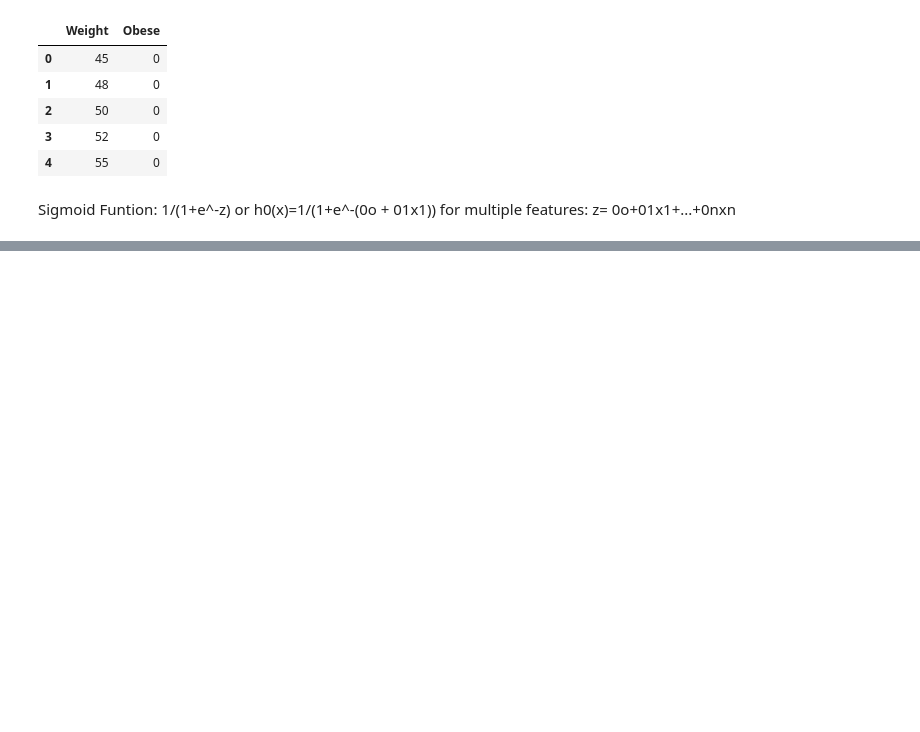
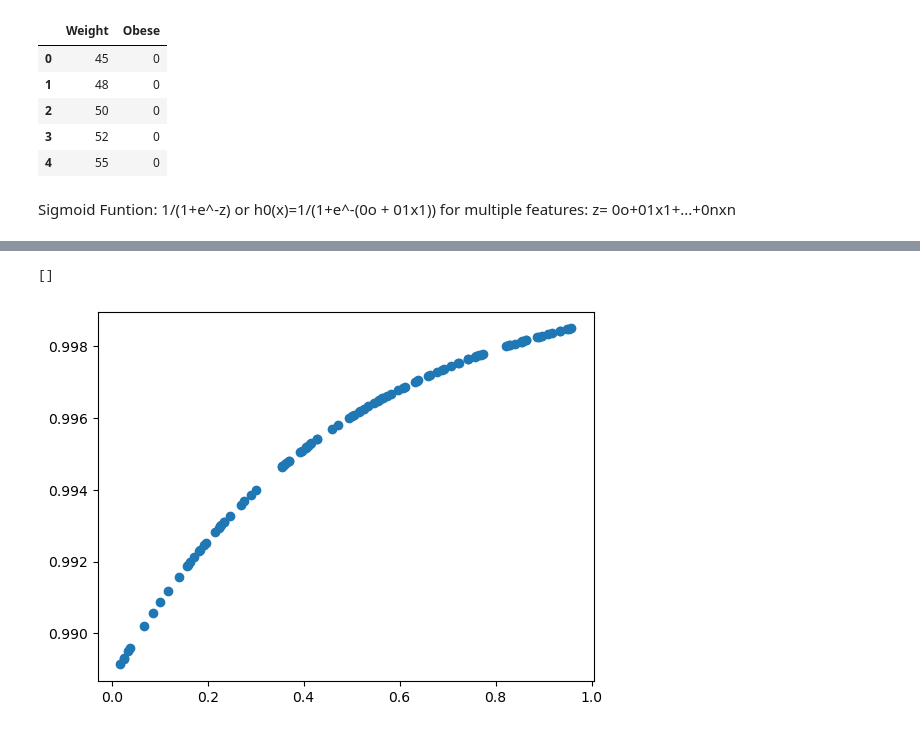
Before and after one commit to DebashishTiwary/MLBasics, a Jupyter notebook: Logistic Regression/implementation.ipynb, the cells around one changed output, grey strips where cells are left out. Cells and saved outputs as stored; diff of their text form; code cells hidden in the pictures; blank space fills up the shorter version.

```diff
--- a/Logistic Regression/implementation.ipynb
+++ b/Logistic Regression/implementation.ipynb
@@ -58,0 +77,12 @@ def gradientdes(X,Y):
+# %%
+def gradientdes1(X,Y):
+    theta=np.random.randn(2,1)
+    learning_rate=0.1
+    iterations=150
+    for interation in range(iterations):
+        y_pred= np.dot(X,theta)
+        dcost=1/100*(np.dot(X.T,(y_pred - Y)))
+        theta=theta-learning_rate*dcost
+    return theta
+# %%
+z=np.dot(X_b,gradientdes1(X_b,Y))
@@ -58,0 +92,8 @@ def gradientdes(X,Y):
+# %%
+sigmoid=1 / (1 + np.exp(-z))
+# %%
+plt.scatter(X,sigmoid)
+plt.plot()
+# %% [output]
+[]
+[figure, added]
```
Also changed, not shown: parts of 7 cells of this notebook, 3 other files.
